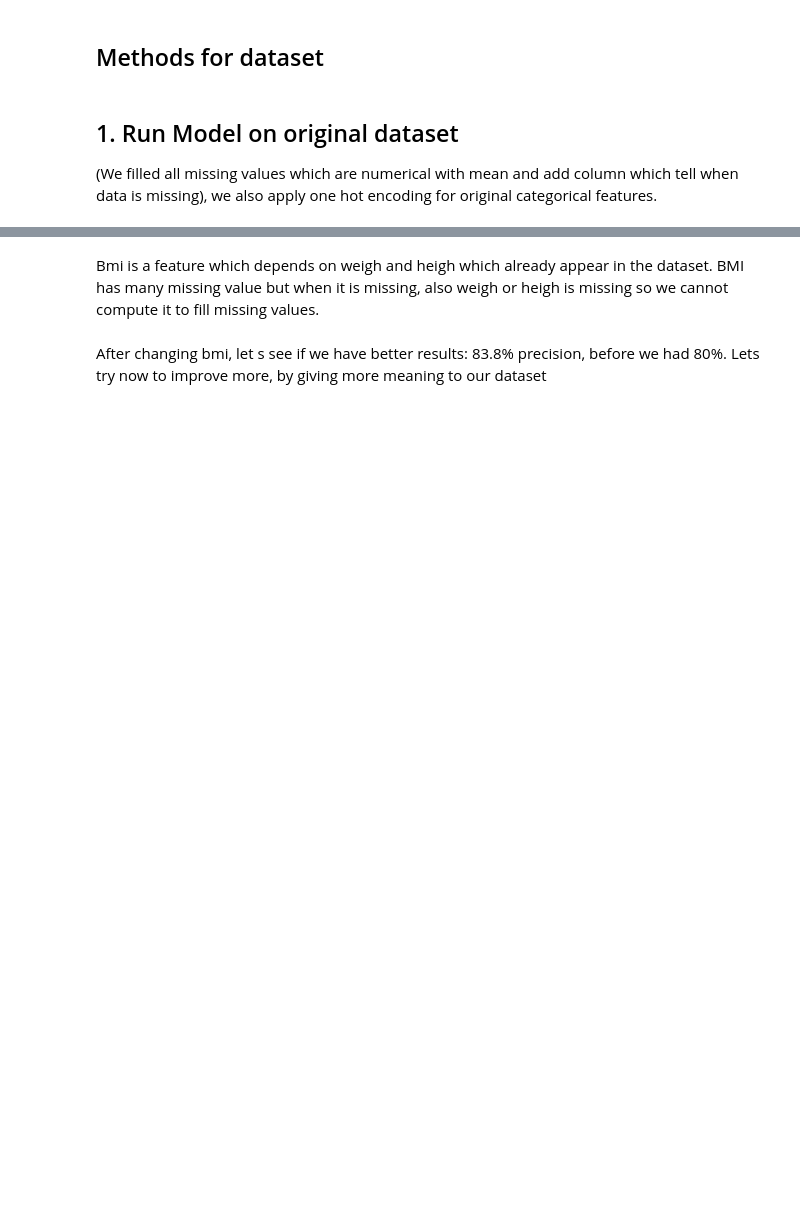
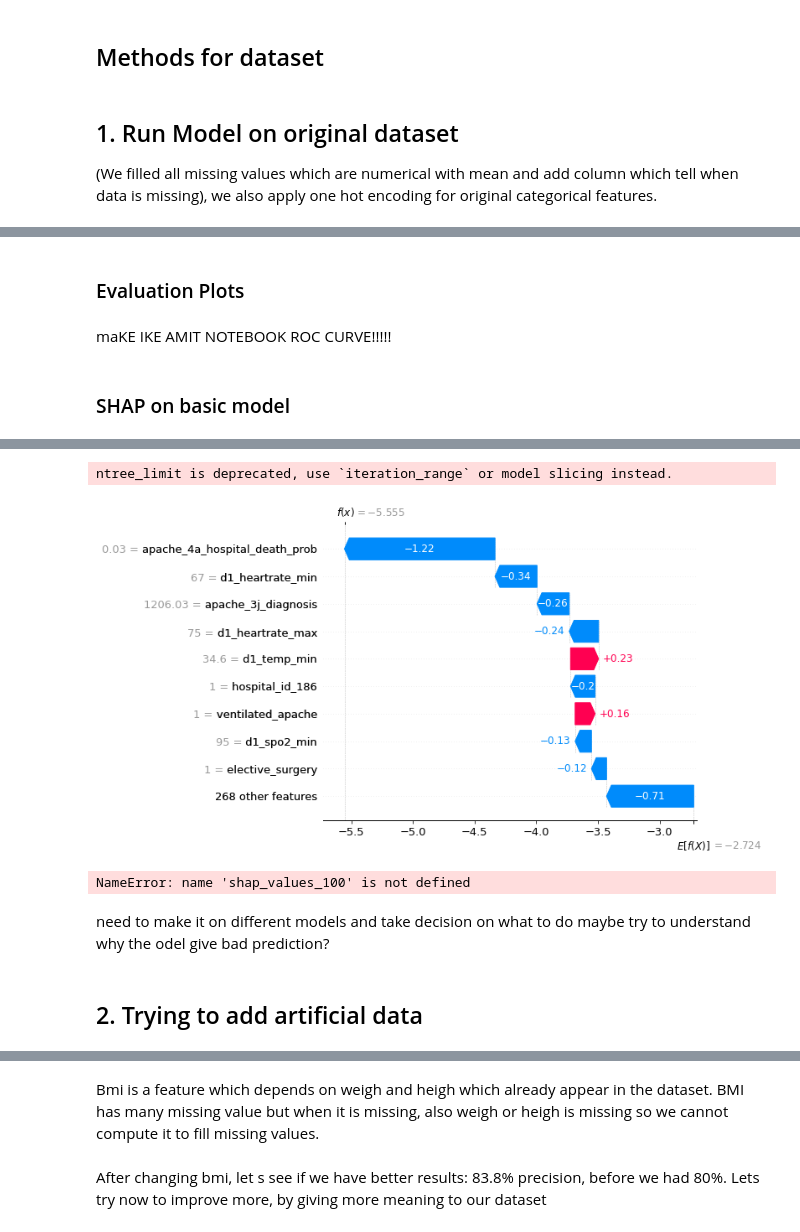
Before and after one commit to EladBil/DS-Squad-Project, a Jupyter notebook: PresentationNotebook.ipynb, the cells around one changed output, grey strips where cells are left out. Drawn from its saved outputs; the diff is of its cells as text; code cells hidden in the pictures; blank space fills up the shorter version.

```diff
--- a/PresentationNotebook.ipynb
+++ b/PresentationNotebook.ipynb
@@ -226,7 +221,7 @@ def fill_missing_values_binary(df):
     binary_features_with_missing_values = df[binary_features].columns[df[binary_features].isnull().any()]
     for f in binary_features_with_missing_values:
         name = "missing " + f
-        df[name] = (complete_data[f].isnull()).astype(int)
+        df[name] = (df[f].isnull()).astype(int) # add feature which tell when value is missing
     # change missing values to 0 in the original feature
     for f in binary_features:
         df[f] = df[f].fillna(0)
@@ -334,0 +363,5 @@ IMPORTANT : make normalization to all data before SHAP!!!!!!!!!!!!!!!!!!!!!!!
+# %% [markdown]
+### Evaluation Plots
+# %% [markdown]
+maKE IKE AMIT NOTEBOOK
+ROC CURVE!!!!!
@@ -334,0 +374,12 @@ IMPORTANT : make normalization to all data before SHAP!!!!!!!!!!!!!!!!!!!!!!!
+# %% [markdown]
+### SHAP on basic model
+# %%
+import shap
+shap.initjs()
+models = model.get_models()
+
+explainer = shap.Explainer(models[2])
+shap_values = explainer(train_data)
+# visualize the first prediction's explanation
+shap.plots.waterfall(shap_values[0])
+# %% [output]
@@ -335,3 +387,9 @@ IMPORTANT : make normalization to all data before SHAP!!!!!!!!!!!!!!!!!!!!!!!
+ntree_limit is deprecated, use `iteration_range` or model slicing instead.
+[figure, added]
 # %%
-#explaining a prediction of "death" 1
-#shap.plots.waterfall(shap_values_100[2], max_display=14)
+#explaining prediction of true : death
+shap_values_100 = explainer(x_test[:100])
+
+shap.plots.waterfall(shap_values_100[2], max_display=14)
+# %% [output]
+NameError: name 'shap_values_100' is not defined
@@ -337,0 +399,5 @@ IMPORTANT : make normalization to all data before SHAP!!!!!!!!!!!!!!!!!!!!!!!
+# %% [markdown]
+need to make it on different models and take decision on what to do
+maybe try to understand why the odel give bad prediction?
+# %% [markdown]
+## 2. Trying to add artificial data
```
Also changed, not shown: parts of 44 cells of this notebook.
